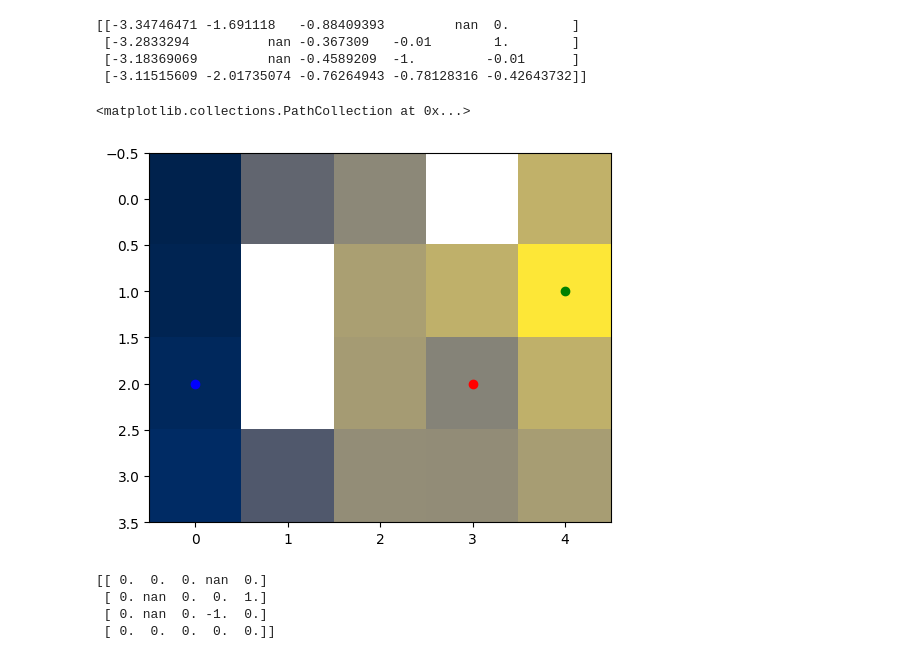
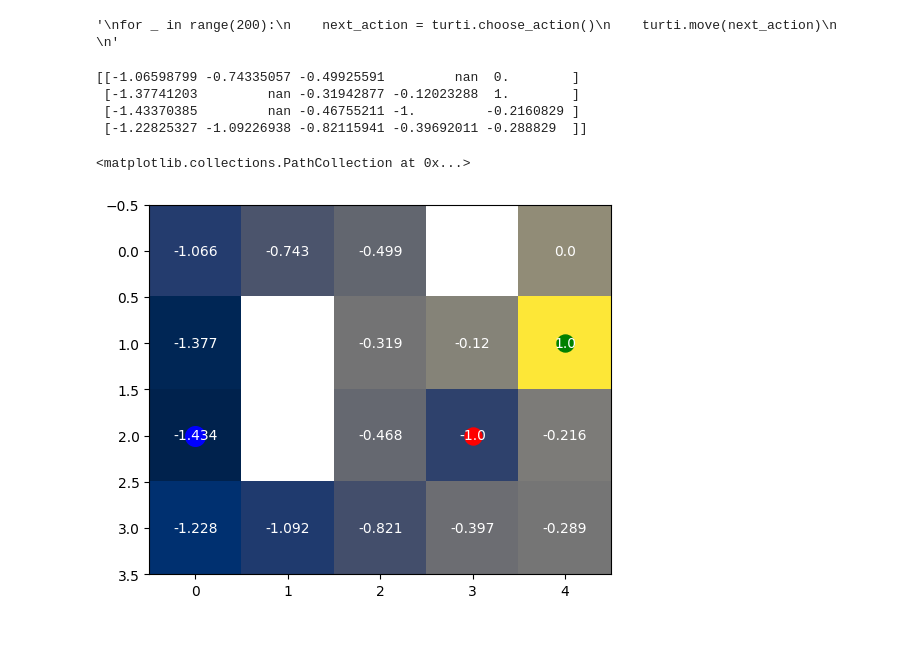
Before and after one commit to rulas99/rl_uniandes, a Jupyter notebook: value_function.ipynb, the cells around one changed output. Drawn from its saved outputs; the diff is of its cells as text; code cells hidden in the pictures.

```diff
--- a/value_function.ipynb
+++ b/value_function.ipynb
@@ -62,7 +61,7 @@ class Agent():
 
 
 
-    def set_new_value_bellman(self, new_state, next_reward=-1):
+    def set_new_value_bellman(self, new_state, next_reward=0):
 
         next_value = self.world_knowledge[new_state]
 
@@ -75,7 +74,7 @@ class Agent():
         return updated_value
 
 
-    def set_new_value_td(self, new_state, next_reward=-1):
+    def set_new_value_td(self, new_state, next_reward=0):
 
         current_value = self.world_knowledge[self.current_state]
         next_value = self.world_knowledge[new_state]
@@ -105,6 +104,11 @@ class Agent():
         elif next_action == 'Right':
             new_state = (self.current_state[0], min(self.current_state[1]+1, N_COLS-1))
 
+        # No actualice valor cuando choca contra una pared
+        if self.current_state == new_state:
+            return new_state
+
+        # Se queda en el mismo lugar si choca contra una obstaculo
         if np.isnan(self.world_knowledge[new_state]):
             return self.current_state
 
@@ -122,26 +163,31 @@ turti = Agent(initial_state=(2,0), world_knowledge=GRID_WORLD)
 # %%
+'''
 for _ in range(200):
     next_action = turti.choose_action()
     turti.move(next_action)
+
+'''
+# %% [output]
+'\nfor _ in range(200):\n    next_action = turti.choose_action()\n    turti.move(next_action)\n    \n'
 # %%
 print(turti.world_knowledge)
 # %% [output]
-[[-3.34746471 -1.691118   -0.88409393         nan  0.        ]
- [-3.2833294          nan -0.367309   -0.01        1.        ]
- [-3.18369069         nan -0.4589209  -1.         -0.01      ]
- [-3.11515609 -2.01735074 -0.76264943 -0.78128316 -0.42643732]]
+[[-1.06598799 -0.74335057 -0.49925591         nan  0.        ]
+ [-1.37741203         nan -0.31942877 -0.12023288  1.        ]
+ [-1.43370385         nan -0.46755211 -1.         -0.2160829 ]
+ [-1.22825327 -1.09226938 -0.82115941 -0.39692011 -0.288829  ]]
 # %%
 plt.imshow(turti.world_knowledge, cmap='cividis', norm='linear')
-plt.scatter(turti.initial_state[1], turti.initial_state[0], color='b')
-plt.scatter(WIN_STATE[1], WIN_STATE[0], color='g')
-plt.scatter(LOSE_STATE[1], LOSE_STATE[0], color='r')
+
+for i in range(turti.world_knowledge.shape[0]):
+        for j in range(turti.world_knowledge.shape[1]):
+            plt.text(j, i, str(round(turti.world_knowledge[i, j], 3)),
+                     ha='center', va='center', color='white')
+
+plt.scatter(turti.initial_state[1], turti.initial_state[0], color='b', s=200)
+
+plt.scatter(WIN_STATE[1], WIN_STATE[0], color='g', s=150)
+plt.scatter(LOSE_STATE[1], LOSE_STATE[0], color='r', s=150)
 # %% [output]
 <matplotlib.collections.PathCollection at 0x...>
-[figure, old version]
+[figure, new version]
-# %%
-print(GRID_WORLD)
-# %% [output]
-[[ 0.  0.  0. nan  0.]
- [ 0. nan  0.  0.  1.]
- [ 0. nan  0. -1.  0.]
- [ 0.  0.  0.  0.  0.]]
```
Also changed, not shown: parts of 5 cells of this notebook, 3 other files.
